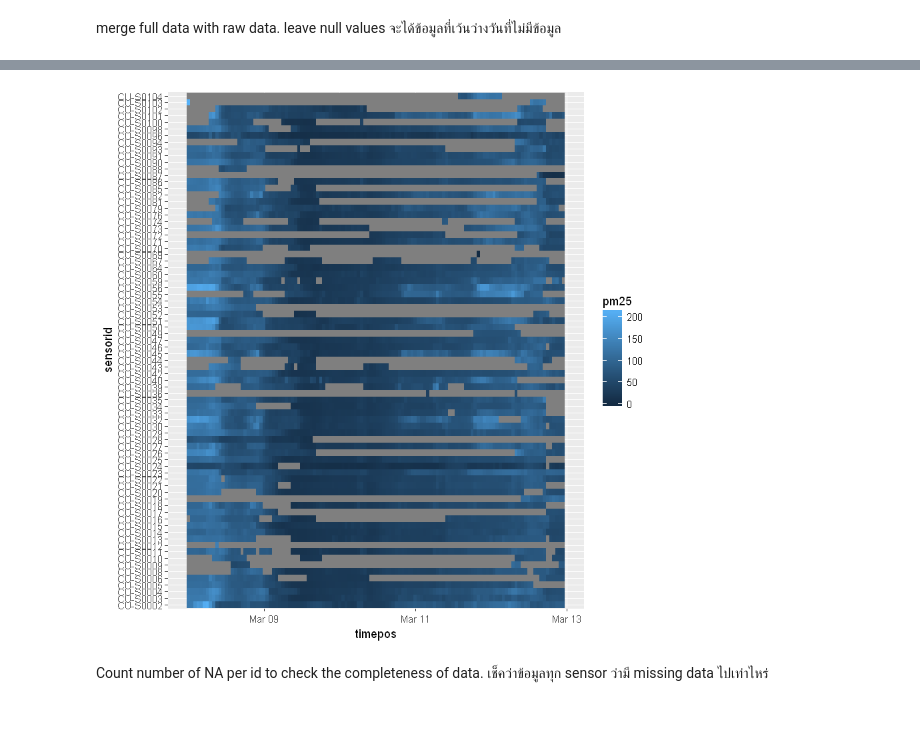
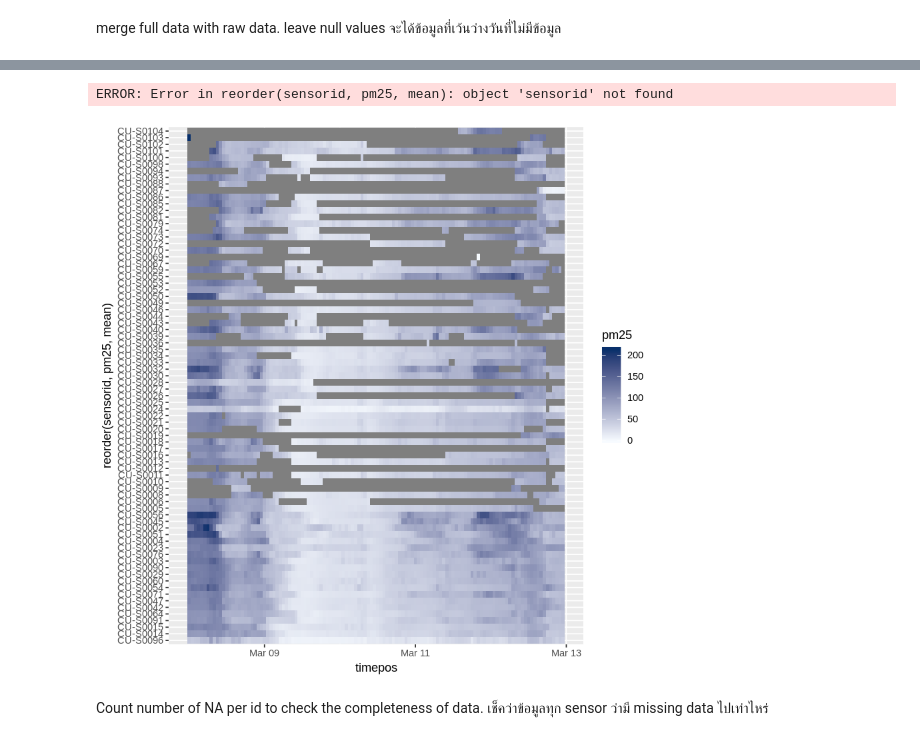
Before and after one commit to Maplub/Jupyter, a Jupyter notebook: st_variogram_hourly.ipynb, the cells around one changed output, grey strips where cells are left out. Saved outputs shown, nothing was run; the diff lists cells and outputs as text; code cells hidden in the pictures.

```diff
--- a/st_variogram_hourly.ipynb
+++ b/st_variogram_hourly.ipynb
@@ -87,7 +90,13 @@ Warning message:
+# %%
+reorder(sensorid,pm25,mean)
+# %% [output]
+ERROR: Error in reorder(sensorid, pm25, mean): object 'sensorid' not found
 # %%
-ggplot(data=newhour, aes(x=timepos, y=sensorid)) + geom_tile(aes(fill=pm25))
+library(RColorBrewer)
+colorsetting=brewer.pal(9,"Blues")
+ggplot(data=newhour, aes(x=timepos, y=reorder(sensorid,pm25,mean))) + geom_tile(aes(fill=pm25)) + scale_fill_gradient(low=colorsetting[1],high=colorsetting[9])
 # %% [output]
-[figure, old version]
+[figure, new version]
 # %% [markdown]
 Count number of NA per id to check the completeness of data. เช็คว่าข้อมูลทุก sensor ว่ามี missing data ไปเท่าไหร่
 # %%
```
Also changed, not shown: parts of 2 cells of this notebook, 1 other file.
